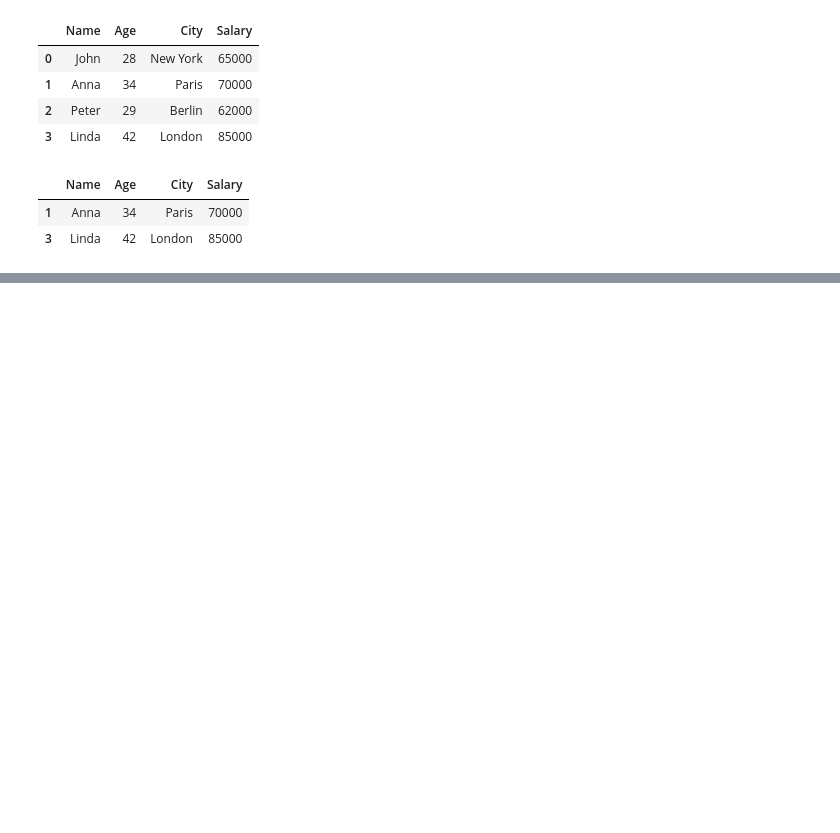
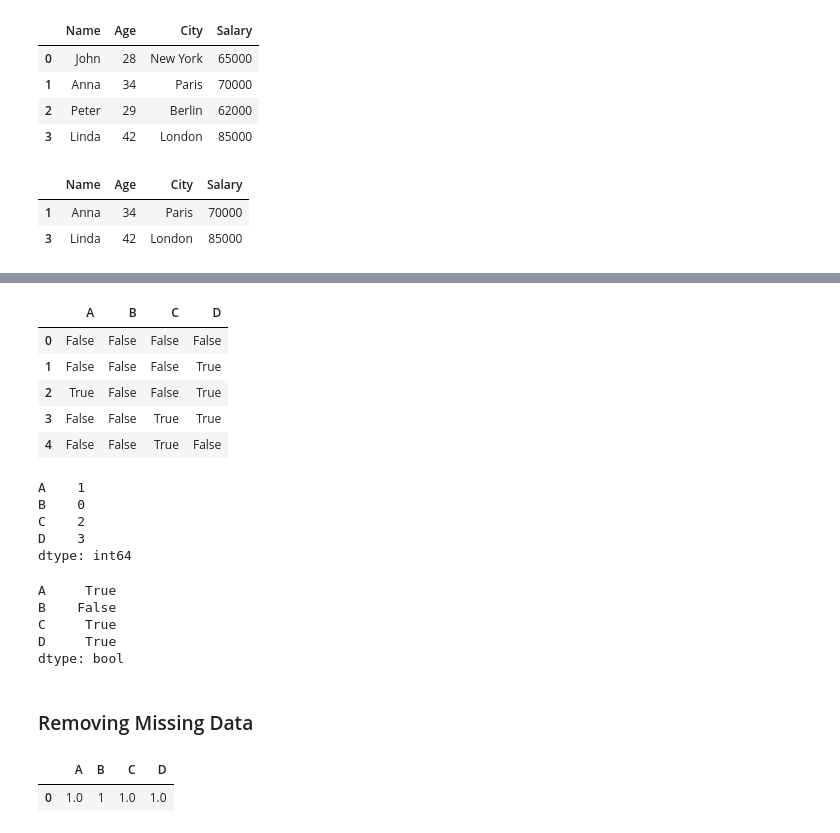
Before and after one commit to nishita-esrat/machine-learning, a Jupyter notebook: pandas/pandas.ipynb, the cells around one changed output, grey strips where cells are left out. Saved outputs shown, nothing was run; the diff lists cells and outputs as text; code cells hidden in the pictures; blank space fills up the shorter version.

```diff
--- a/pandas/pandas.ipynb
+++ b/pandas/pandas.ipynb
@@ -255,0 +280,32 @@ df2[df2["Age"]>30]
+# %%
+df3.isna()
+# %% [output]
+|  | A | B | C | D |
+| 0 | False | False | False | False |
+| 1 | False | False | False | True |
+| 2 | True | False | False | True |
+| 3 | False | False | True | True |
+| 4 | False | False | True | False |
+# %%
+df3.isna().sum()
+# %% [output]
+A    1
+B    0
+C    2
+D    3
+dtype: int64
+# %%
+df3.isna().any()
+# %% [output]
+A     True
+B    False
+C     True
+D     True
+dtype: bool
+# %% [markdown]
+### Removing Missing Data
+# %%
+df3.dropna()
+# %% [output]
+|  | A | B | C | D |
+| 0 | 1.0 | 1 | 1.0 | 1.0 |
```
Also changed, not shown: parts of 10 cells of this notebook.
